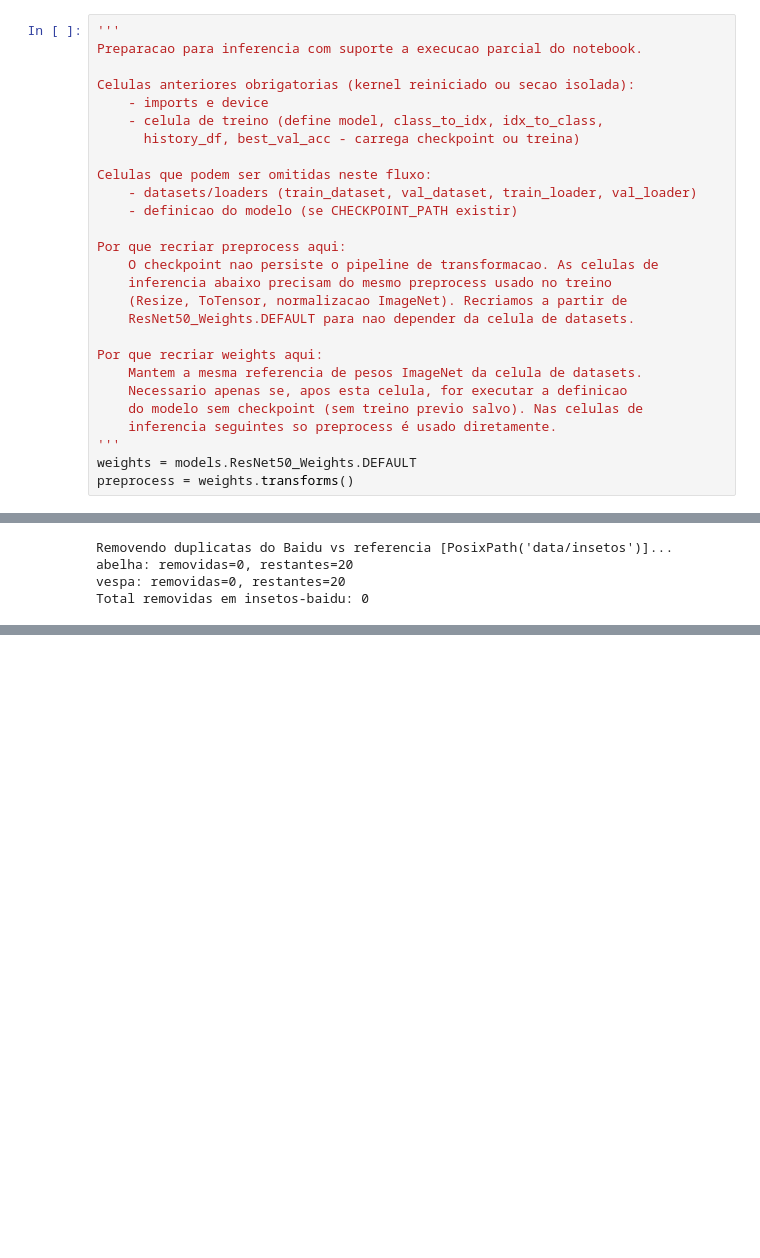
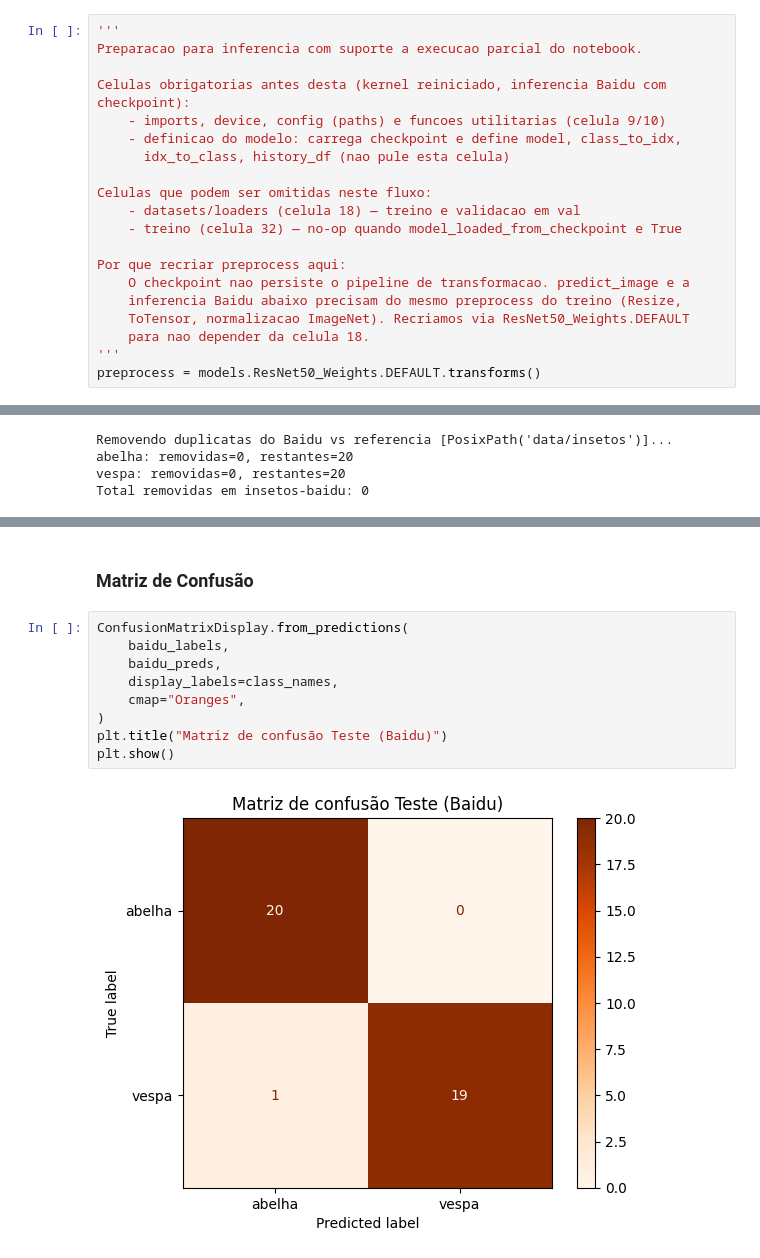
Before and after one commit to gilcesarf/deep-learning, a Jupyter notebook: 10 - Custom Dataset.ipynb, the cells around one changed output, grey strips where cells are left out. Saved outputs shown, nothing was run; the diff lists cells and outputs as text; blank space fills up the shorter version.

```diff
--- a/10 - Custom Dataset.ipynb
+++ b/10 - Custom Dataset.ipynb
@@ -1546,29 +1586,22 @@ Agora vamos preparar a inferencia a partir de um novo dataset obtido a partir de
 '''
 Preparacao para inferencia com suporte a execucao parcial do notebook.
 
-Celulas anteriores obrigatorias (kernel reiniciado ou secao isolada):
-    - imports e device
-    - celula de treino (define model, class_to_idx, idx_to_class,
-      history_df, best_val_acc - carrega checkpoint ou treina)
+Celulas obrigatorias antes desta (kernel reiniciado, inferencia Baidu com checkpoint):
+    - imports, device, config (paths) e funcoes utilitarias (celula 9/10)
+    - definicao do modelo: carrega checkpoint e define model, class_to_idx,
+      idx_to_class, history_df (nao pule esta celula)
 
 Celulas que podem ser omitidas neste fluxo:
-    - datasets/loaders (train_dataset, val_dataset, train_loader, val_loader)
-    - definicao do modelo (se CHECKPOINT_PATH existir)
+    - datasets/loaders (celula 18) — treino e validacao em val
+    - treino (celula 32) — no-op quando model_loaded_from_checkpoint e True
 
 Por que recriar preprocess aqui:
-    O checkpoint nao persiste o pipeline de transformacao. As celulas de
-    inferencia abaixo precisam do mesmo preprocess usado no treino
-    (Resize, ToTensor, normalizacao ImageNet). Recriamos a partir de
-    ResNet50_Weights.DEFAULT para nao depender da celula de datasets.
-
-Por que recriar weights aqui:
-    Mantem a mesma referencia de pesos ImageNet da celula de datasets.
-    Necessario apenas se, apos esta celula, for executar a definicao
-    do modelo sem checkpoint (sem treino previo salvo). Nas celulas de
-    inferencia seguintes so preprocess é usado diretamente.
+    O checkpoint nao persiste o pipeline de transformacao. predict_image e a
+    inferencia Baidu abaixo precisam do mesmo preprocess do treino (Resize,
+    ToTensor, normalizacao ImageNet). Recriamos via ResNet50_Weights.DEFAULT
+    para nao depender da celula 18.
 '''
-weights = models.ResNet50_Weights.DEFAULT
-preprocess = weights.transforms()
+preprocess = models.ResNet50_Weights.DEFAULT.transforms()
 # %%
 def predict_image(image_path, model, preprocess, idx_to_class, device):
     '''
@@ -1751,0 +1798,13 @@ Erros Baidu: 1
+# %% [markdown]
+### Matriz de Confusão
+# %%
+ConfusionMatrixDisplay.from_predictions(
+    baidu_labels,
+    baidu_preds,
+    display_labels=class_names,
+    cmap="Oranges",
+)
+plt.title("Matriz de confusão Teste (Baidu)")
+plt.show()
+# %% [output]
+[figure, added]
```
Also changed, not shown: parts of 31 cells of this notebook, 37 other files.
